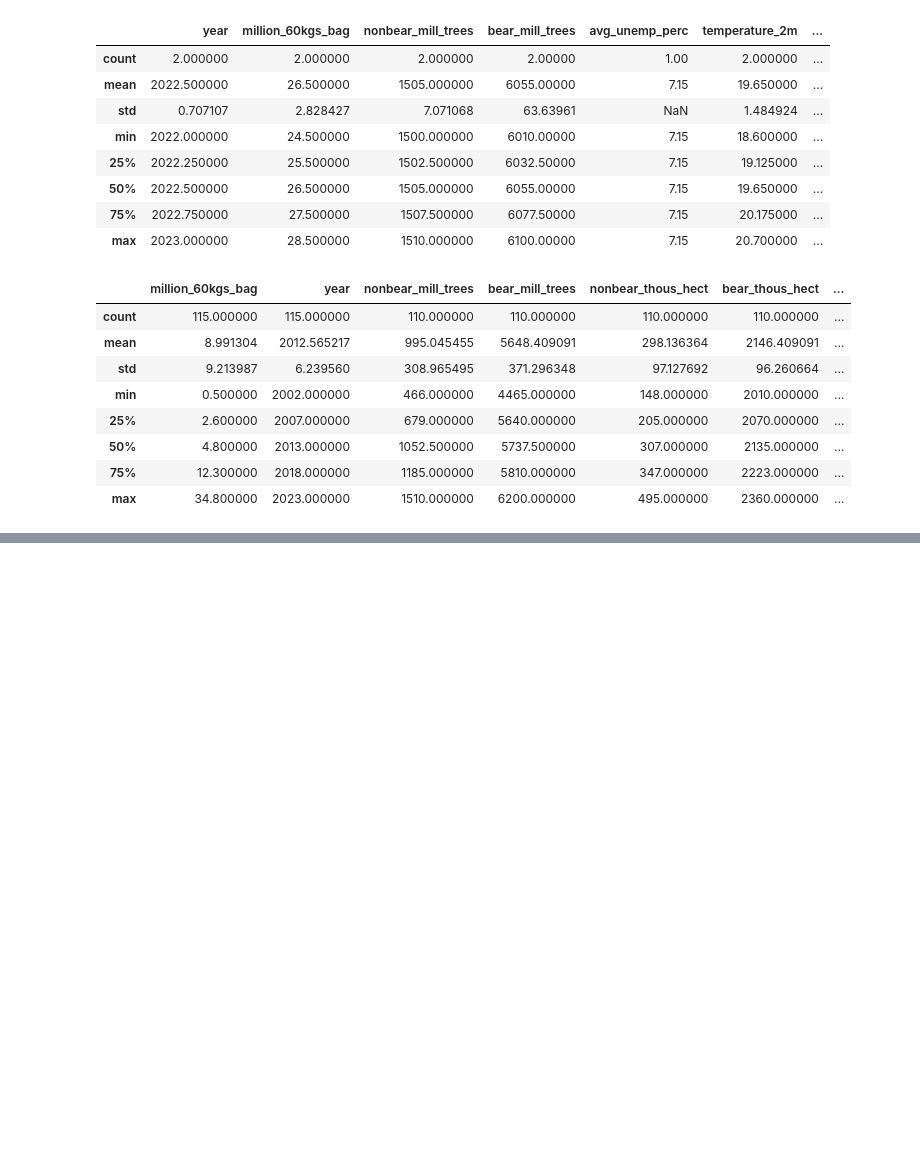
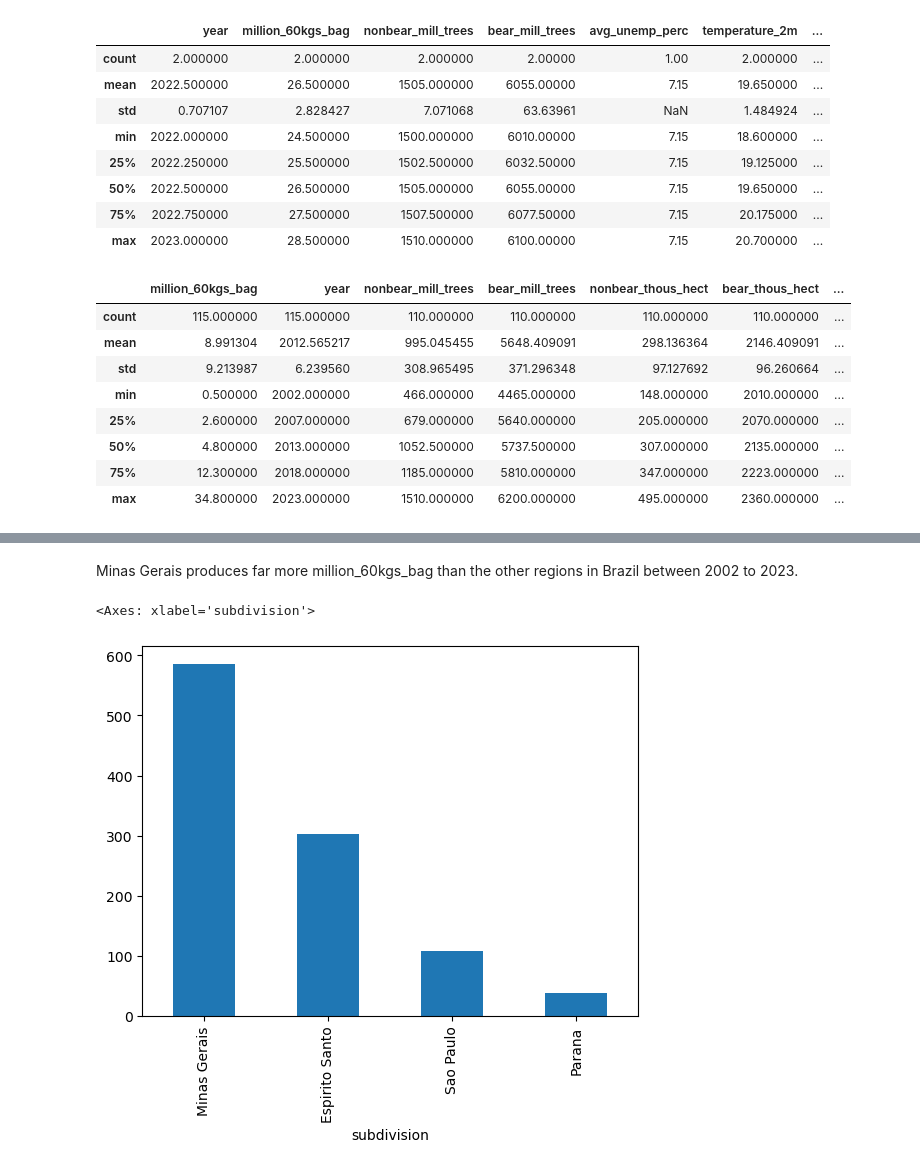
Before and after one commit to dq93/WeatherAPI, a Jupyter notebook: notebooks/explore_weather.ipynb, the cells around one changed output, grey strips where cells are left out. Cells and saved outputs as stored; diff of their text form; code cells hidden in the pictures; blank space fills up the shorter version.

```diff
--- a/notebooks/explore_weather.ipynb
+++ b/notebooks/explore_weather.ipynb
@@ -36,0 +45,8 @@ sns.lineplot(merged_data["million_60kgs_bag"])
+# %% [markdown]
+Minas Gerais produces far more million_60kgs_bag than the other regions in Brazil between 2002 to 2023.
+# %%
+coffee_totals = br_data.groupby("subdivision")[["million_60kgs_bag", "nonbear_mill_trees"]].sum()
+coffee_totals["million_60kgs_bag"].sort_values(ascending=False).plot(kind="bar")
+# %% [output]
+<Axes: xlabel='subdivision'>
+[figure, added]
```
Also changed, not shown: parts of 9 cells of this notebook.
